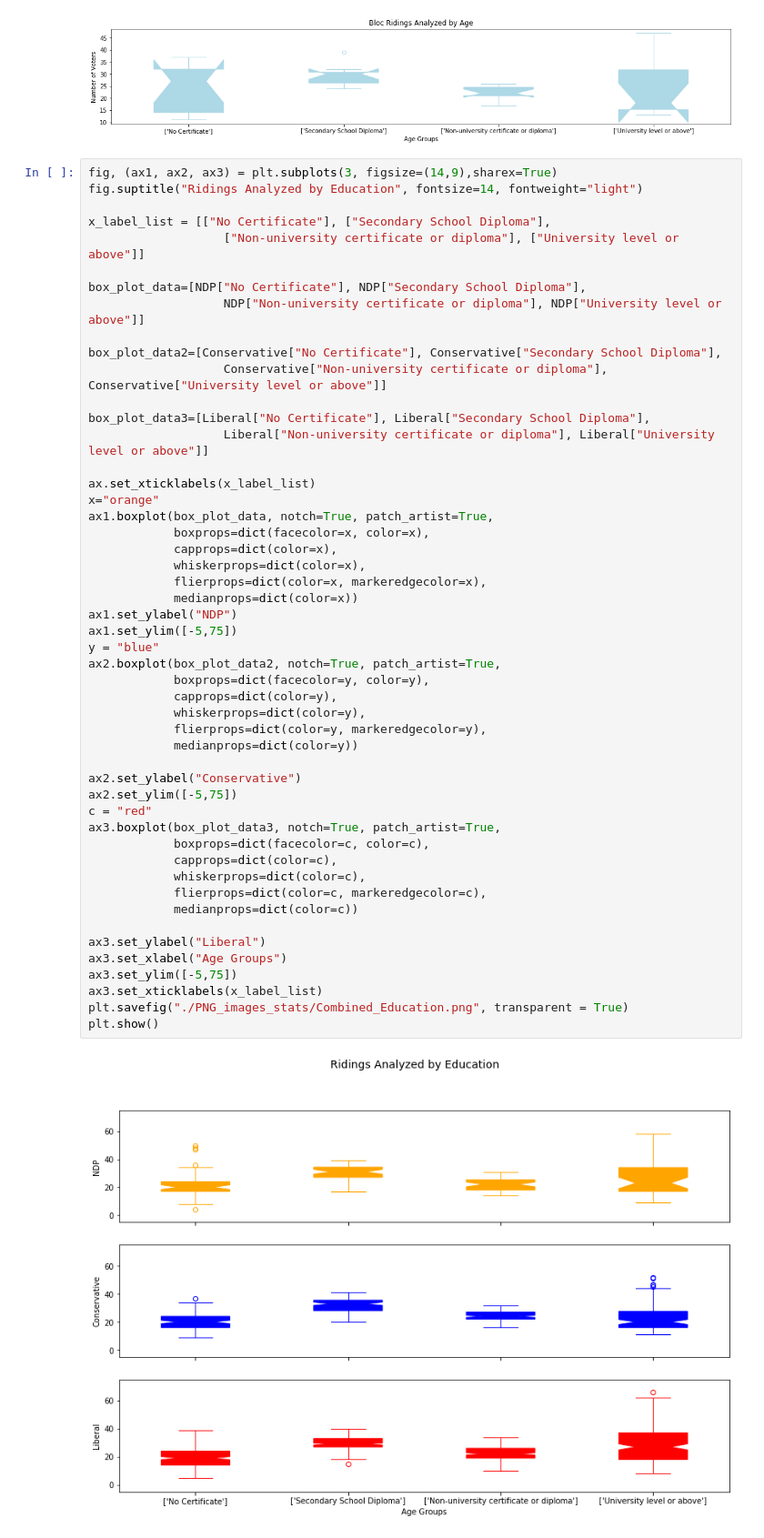
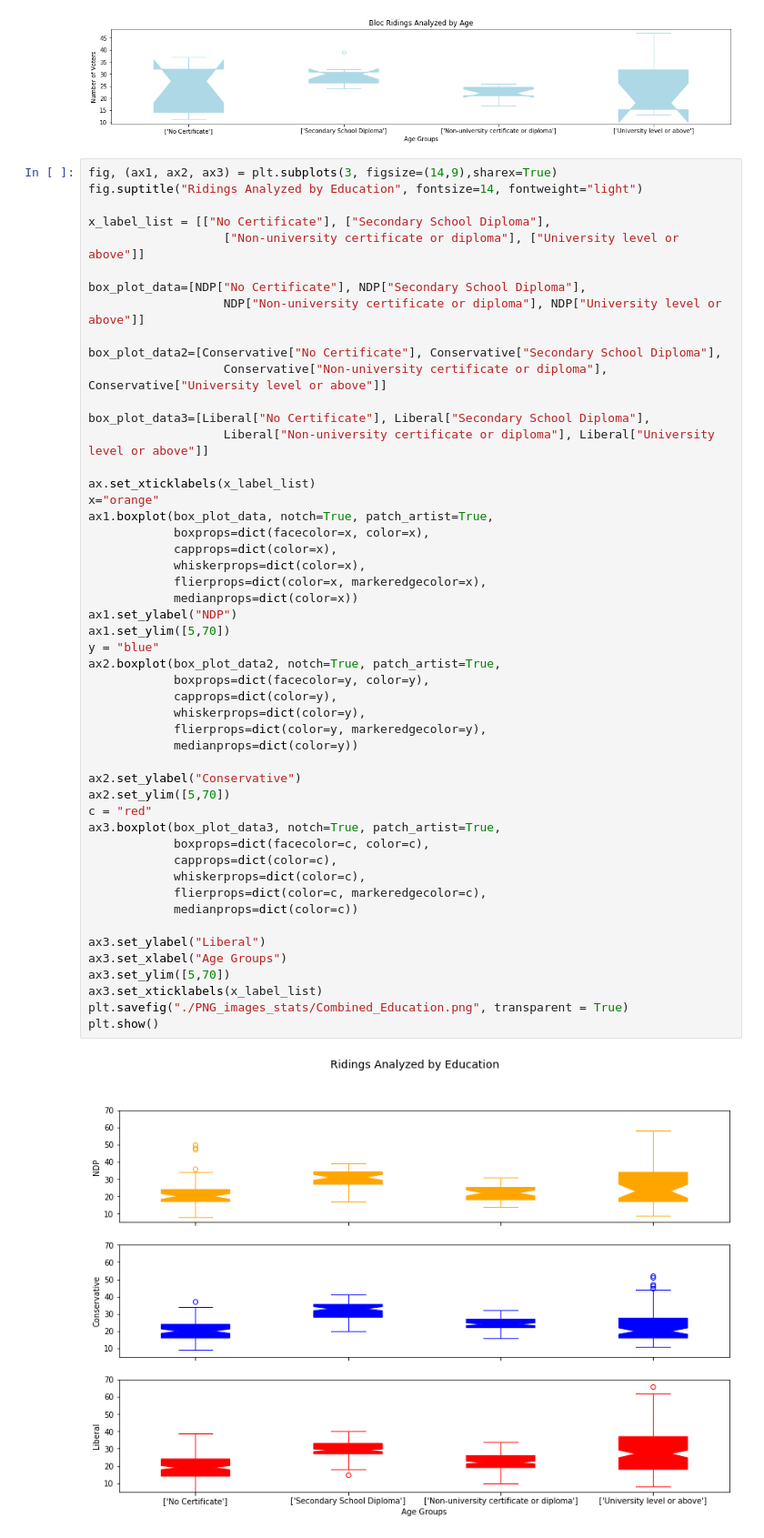
Before and after one commit to bsmirnov12/ABDS-Project-1, a Jupyter notebook: EducationStats.ipynb, the cells around one changed output. Shown at 91% size. Saved outputs shown, nothing was run; the diff lists cells and outputs as text.

```diff
--- a/EducationStats.ipynb
+++ b/EducationStats.ipynb
@@ -228,34 +228,34 @@ x="orange"
 ax1.boxplot(box_plot_data, notch=True, patch_artist=True,
             boxprops=dict(facecolor=x, color=x),
             capprops=dict(color=x),
             whiskerprops=dict(color=x),
             flierprops=dict(color=x, markeredgecolor=x),
             medianprops=dict(color=x))
 ax1.set_ylabel("NDP")
-ax1.set_ylim([-5,75])
+ax1.set_ylim([5,70])
 y = "blue"
 ax2.boxplot(box_plot_data2, notch=True, patch_artist=True,
             boxprops=dict(facecolor=y, color=y),
             capprops=dict(color=y),
             whiskerprops=dict(color=y),
             flierprops=dict(color=y, markeredgecolor=y),
             medianprops=dict(color=y))
 
 ax2.set_ylabel("Conservative")
-ax2.set_ylim([-5,75])
+ax2.set_ylim([5,70])
 c = "red"
 ax3.boxplot(box_plot_data3, notch=True, patch_artist=True,
             boxprops=dict(facecolor=c, color=c),
             capprops=dict(color=c),
             whiskerprops=dict(color=c),
             flierprops=dict(color=c, markeredgecolor=c),
             medianprops=dict(color=c))
 
 ax3.set_ylabel("Liberal")
 ax3.set_xlabel("Age Groups")
-ax3.set_ylim([-5,75])
+ax3.set_ylim([5,70])
 ax3.set_xticklabels(x_label_list)
 plt.savefig("./PNG_images_stats/Combined_Education.png", transparent = True)
 plt.show()
 # %% [output]
-[figure, old version]
+[figure, new version]
```
